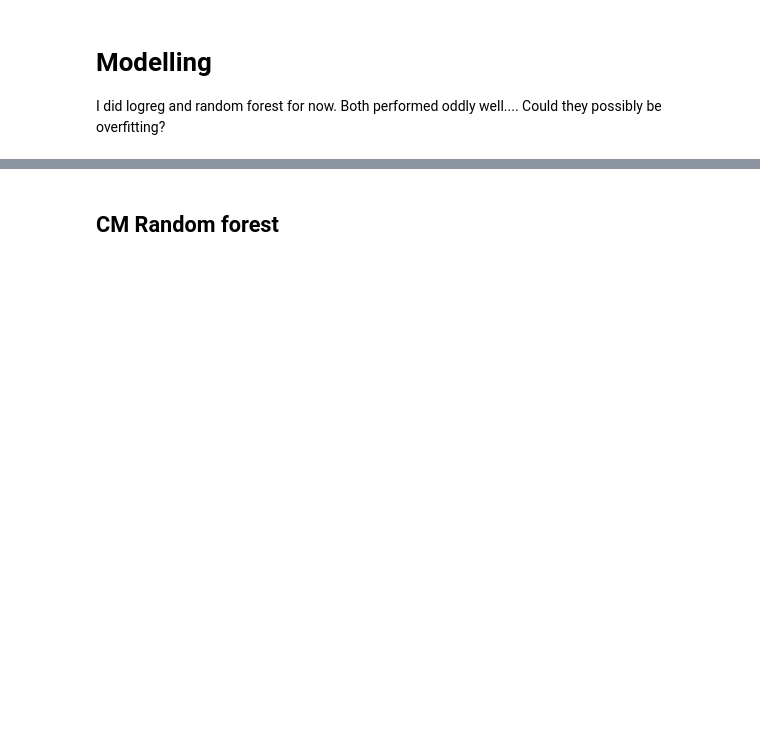
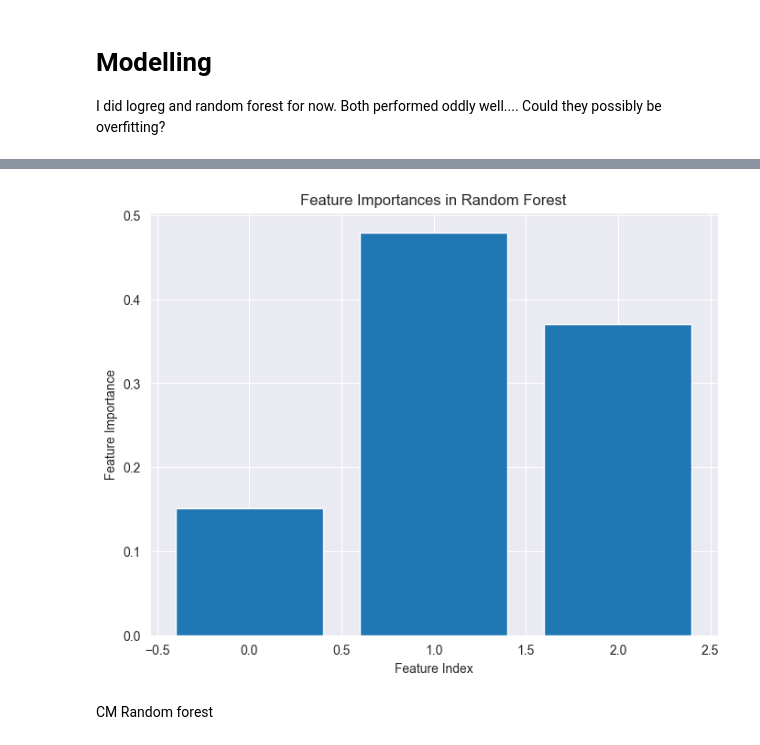
Before and after one commit to aahepburn/link-prediction, a Jupyter notebook: feature-eng-modelling.ipynb, the cells around one changed output, grey strips where cells are left out. Saved outputs shown, nothing was run; the diff lists cells and outputs as text; code cells hidden in the pictures; blank space fills up the shorter version.

```diff
--- a/feature-eng-modelling.ipynb
+++ b/feature-eng-modelling.ipynb
@@ -163,0 +203,10 @@ print("%0.2f accuracy with a standard deviation of %0.2f" % (scores.mean(), scor
+# %%
+param_grid = {
+    'C' : [0.001, 0.01, 0.1, 1, 10, 100],
+    'max_iter' : [10, 100, 1000]
+}
+# %%
+grid_search = GridSearchCV(estimator=clf, param_grid=param_grid, cv=kf, n_jobs=-1, scoring='roc_auc')
+grid_search.fit(X_train, y_train)
+print(f"Best Parameters: {grid_search.best_params_}")
+print(f"Best Cross-Validation Score: {grid_search.best_score_:.4f}")
@@ -163,0 +233,9 @@ print("%0.2f accuracy with a standard deviation of %0.2f" % (scores.mean(), scor
+# %%
+# Retrain the model with the best parameters
+best_clf = grid_search.best_estimator_
+best_clf.fit(X_train, y_train)
+
+# Evaluate on the held-out test set again
+y_pred_best = best_clf.predict(X_test)
+print("Accuracy with Best Parameters:", accuracy_score(y_test, y_pred_best))
+print("Classification Report with Best Parameters:\n", classification_report(y_test, y_pred_best))
@@ -186,5 +324,16 @@ C
+# %%
+importances = clf.feature_importances_
+# Plot feature importance
+plt.figure(figsize=(8, 6))
+plt.bar(range(len(importances)), importances)
+plt.xlabel('Feature Index')
+plt.ylabel('Feature Importance')
+plt.title('Feature Importances in Random Forest')
+plt.show()
+# %% [output]
+[figure, added]
 # %% [markdown]
-## CM Random forest
+CM Random forest
 # %%
 cm = confusion_matrix(y_test, y_pred)
 sns.heatmap(cm, annot=True, fmt='d', cmap='Blues')
```
Also changed, not shown: parts of 32 cells of this notebook.
